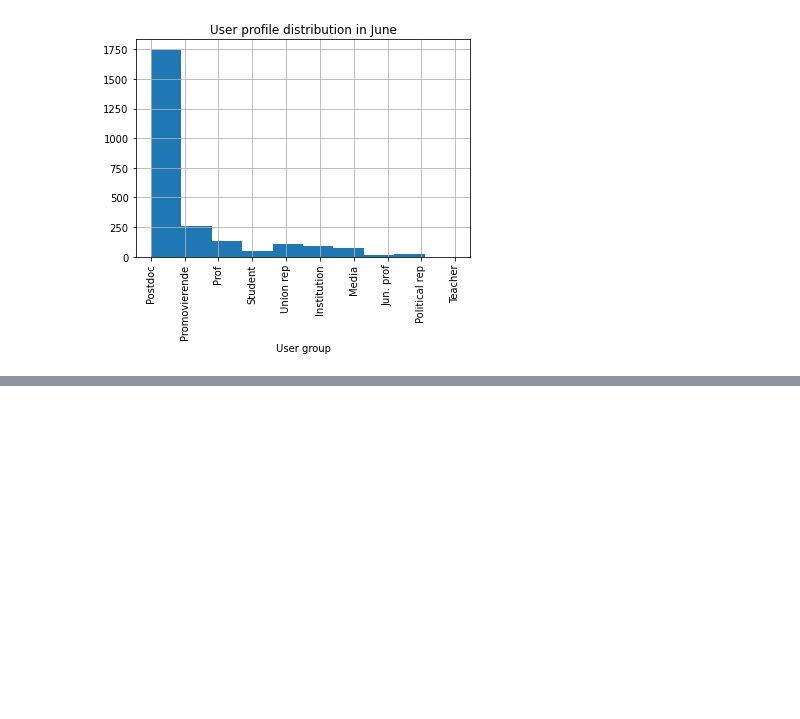
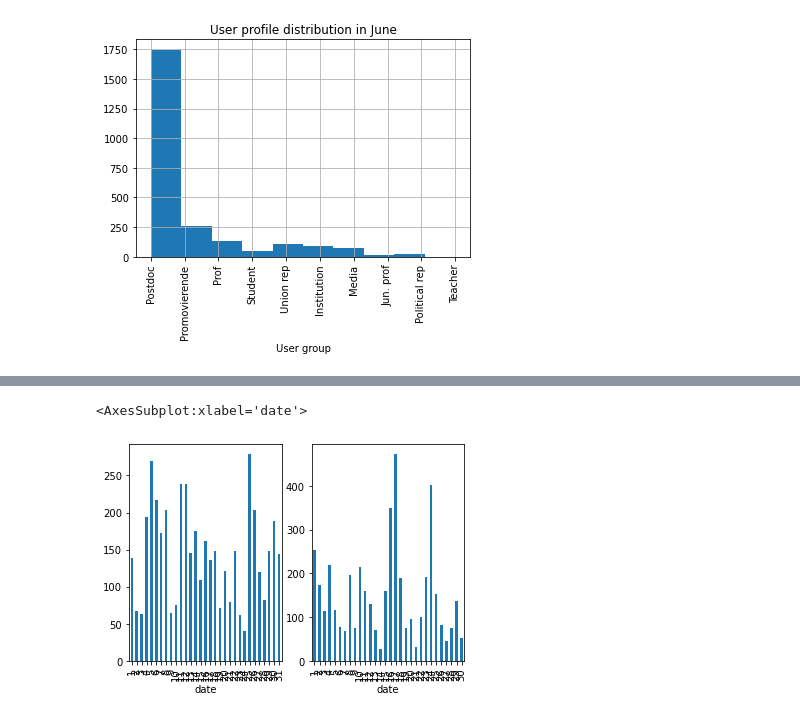
Before and after one commit to ahmadouw/IchBinHanna-Analysis, a Jupyter notebook: Data_Analysis.ipynb, the cells around one changed output, grey strips where cells are left out. Cells and saved outputs as stored; diff of their text form; code cells hidden in the pictures; blank space fills up the shorter version.

```diff
--- a/Data_Analysis.ipynb
+++ b/Data_Analysis.ipynb
@@ -547,0 +658,23 @@ plt.show()
+# %%
+df_new_oct = df_new_date.loc[(df_new_date['date'] > '2021-10-01 00:00:00') & (df_new_date['date'] <= '2021-10-31 23:59:59')]
+df_new_nov = df_new_date.loc[(df_new_date['date'] > '2021-11-01 00:00:00') & (df_new_date['date'] <= '2021-11-30 23:59:59')]
+df_new_dec = df_new_date.loc[(df_new_date['date'] > '2021-12-01 00:00:00') & (df_new_date['date'] <= '2021-12-31 23:59:59')]
+df_new_jan = df_new_date.loc[(df_new_date['date'] > '2022-01-01 00:00:00') & (df_new_date['date'] <= '2022-01-31 23:59:59')]
+df_new_feb = df_new_date.loc[(df_new_date['date'] > '2022-02-01 00:00:00') & (df_new_date['date'] <= '2022-02-28 23:59:59')]
+df_new_mar = df_new_date.loc[(df_new_date['date'] > '2022-03-01 00:00:00') & (df_new_date['date'] <= '2022-03-31 23:59:59')]
+df_new_apr = df_new_date.loc[(df_new_date['date'] > '2022-04-01 00:00:00') & (df_new_date['date'] <= '2022-04-14 23:59:59')]
+oct_groups = df_new_oct.groupby([pd.to_datetime(df_new_oct['date']).dt.day]).size()
+nov_groups = df_new_nov.groupby([pd.to_datetime(df_new_nov['date']).dt.day]).size()
+dec_groups = df_new_dec.groupby([pd.to_datetime(df_new_dec['date']).dt.day]).size()
+jan_groups = df_new_jan.groupby([pd.to_datetime(df_new_jan['date']).dt.day]).size()
+feb_groups = df_new_feb.groupby([pd.to_datetime(df_new_feb['date']).dt.day]).size()
+mar_groups = df_new_mar.groupby([pd.to_datetime(df_new_mar['date']).dt.day]).size()
+apr_groups = df_new_apr.groupby([pd.to_datetime(df_new_apr['date']).dt.day]).size()
+# %%
+plt.subplot(1, 2, 1)
+oct_groups.plot(kind='bar', legend = False)
+plt.subplot(1, 2, 2)
+nov_groups.plot(kind='bar', legend = False)
+# %% [output]
+<AxesSubplot:xlabel='date'>
+[figure, added]
```
Also changed, not shown: parts of 35 cells of this notebook, 6 other files.
